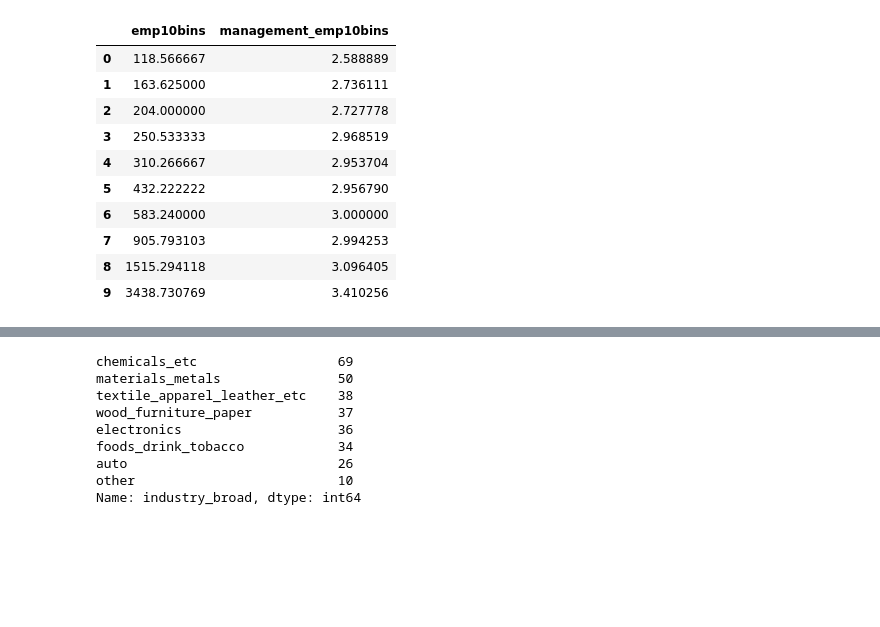
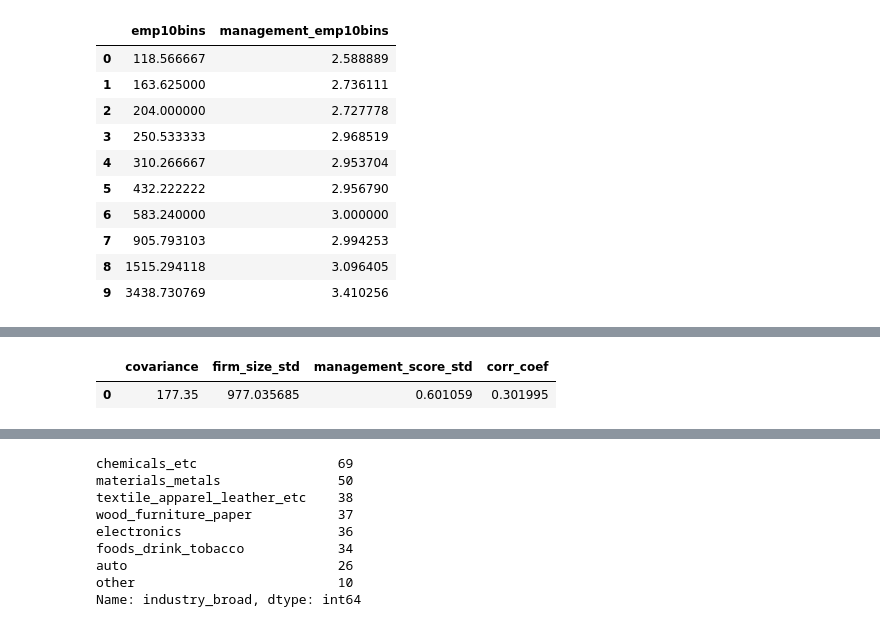
Before and after one commit to felipesebben/bk_data_analysis_studies, a Jupyter notebook: da_case_studies/ch04-management_firm_size/ch04-wms_management_size.ipynb, the cells around one changed output, grey strips where cells are left out. Drawn from its saved outputs; the diff is of its cells as text; code cells hidden in the pictures; blank space fills up the shorter version.

```diff
--- a/da_case_studies/ch04-management_firm_size/ch04-wms_management_size.ipynb
+++ b/da_case_studies/ch04-management_firm_size/ch04-wms_management_size.ipynb
@@ -565,0 +589,15 @@ df["management"].corr(df["emp_firm"])
+# %%
+# get the covariance between firm size and management score
+covariance = round(df["emp_firm"].cov(df["management"]),2)
+# %%
+df_results = pd.DataFrame(
+    data={"covariance": covariance,
+     "firm_size_std": df["emp_firm"].std(),
+     "management_score_std": df["management"].std(),
+     "corr_coef": df["emp_firm"].corr(df["management"])},
+     index=[0]
+)
+df_results
+# %% [output]
+|  | covariance | firm_size_std | management_score_std | corr_coef |
+| 0 | 177.35 | 977.035685 | 0.601059 | 0.301995 |
```
Also changed, not shown: parts of 25 cells of this notebook.
